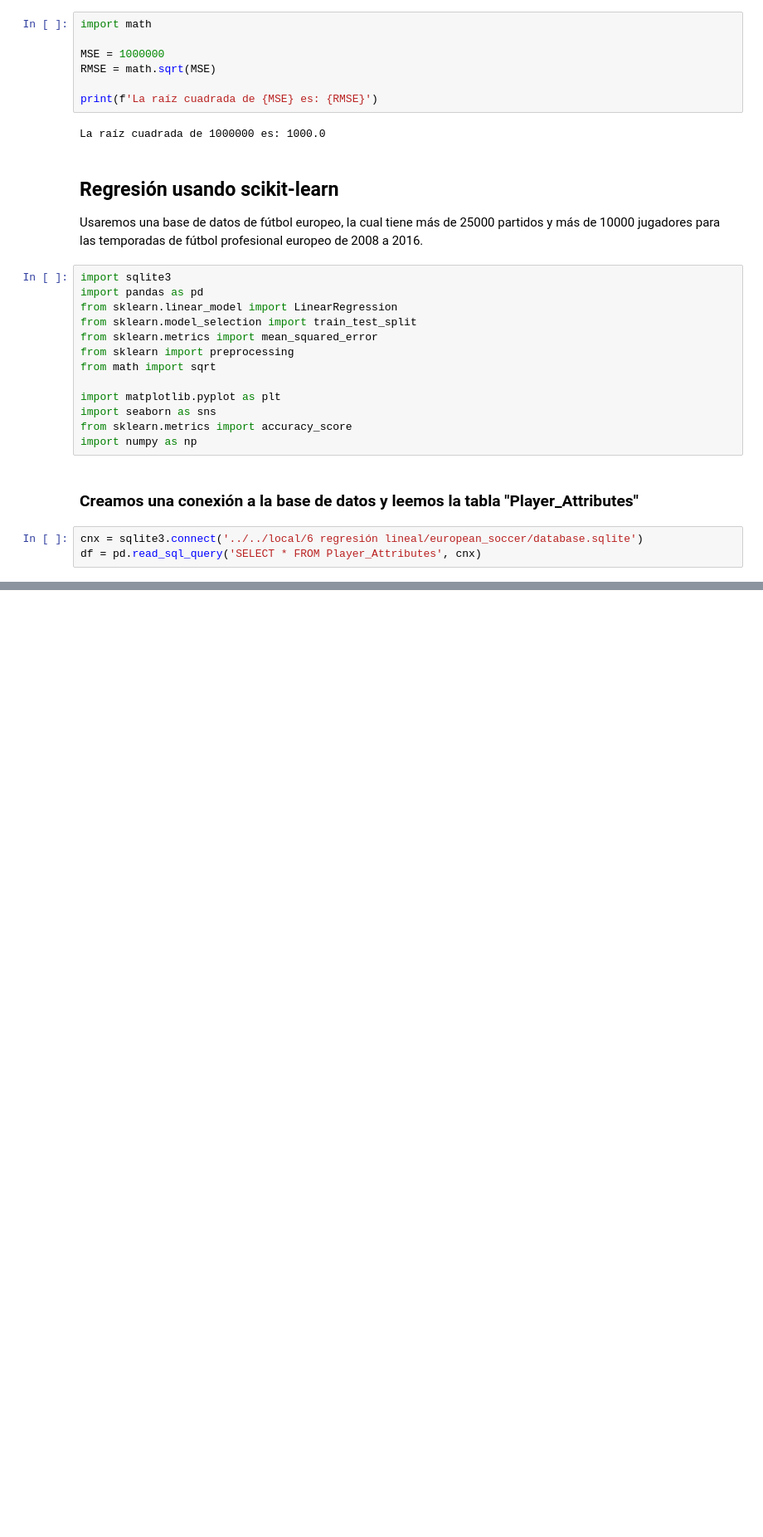
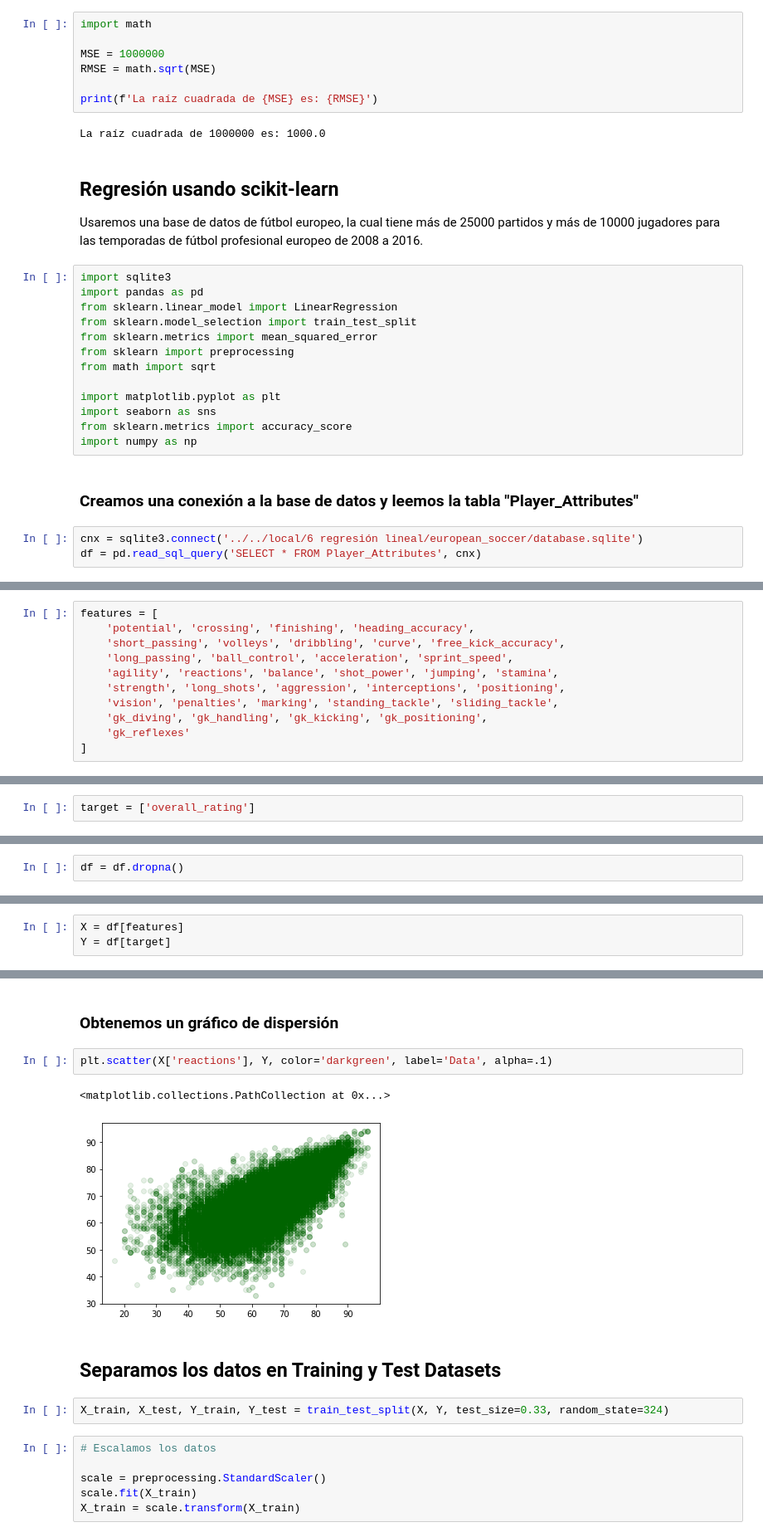
Before and after one commit to JavDomGom/machine-learning-y-redes-neuronales, a Jupyter notebook: Machine_Learning/aprendizaje_supervisado/Regresion_lineal.ipynb, the cells around one changed output, grey strips where cells are left out. Shown at 83% size. Drawn from its saved outputs; the diff is of its cells as text; blank space fills up the shorter version.

```diff
--- a/Machine_Learning/aprendizaje_supervisado/Regresion_lineal.ipynb
+++ b/Machine_Learning/aprendizaje_supervisado/Regresion_lineal.ipynb
@@ -130,0 +161,11 @@ df = pd.read_sql_query('SELECT * FROM Player_Attributes', cnx)
+# %%
+features = [
+    'potential', 'crossing', 'finishing', 'heading_accuracy',
+    'short_passing', 'volleys', 'dribbling', 'curve', 'free_kick_accuracy',
+    'long_passing', 'ball_control', 'acceleration', 'sprint_speed',
+    'agility', 'reactions', 'balance', 'shot_power', 'jumping', 'stamina',
+    'strength', 'long_shots', 'aggression', 'interceptions', 'positioning',
+    'vision', 'penalties', 'marking', 'standing_tackle', 'sliding_tackle',
+    'gk_diving', 'gk_handling', 'gk_kicking', 'gk_positioning',
+    'gk_reflexes'
+]
@@ -130,0 +174,2 @@ df = pd.read_sql_query('SELECT * FROM Player_Attributes', cnx)
+# %%
+target = ['overall_rating']
@@ -130,0 +178,2 @@ df = pd.read_sql_query('SELECT * FROM Player_Attributes', cnx)
+# %%
+df = df.dropna()
@@ -130,0 +182,3 @@ df = pd.read_sql_query('SELECT * FROM Player_Attributes', cnx)
+# %%
+X = df[features]
+Y = df[target]
@@ -130,0 +226,17 @@ df = pd.read_sql_query('SELECT * FROM Player_Attributes', cnx)
+# %% [markdown]
+### Obtenemos un gráfico de dispersión
+# %%
+plt.scatter(X['reactions'], Y, color='darkgreen', label='Data', alpha=.1)
+# %% [output]
+<matplotlib.collections.PathCollection at 0x...>
+[figure, added]
+# %% [markdown]
+## Separamos los datos en Training y Test Datasets
+# %%
+X_train, X_test, Y_train, Y_test = train_test_split(X, Y, test_size=0.33, random_state=324)
+# %%
+# Escalamos los datos
+
+scale = preprocessing.StandardScaler()
+scale.fit(X_train)
+X_train = scale.transform(X_train)
```
Also changed, not shown: parts of 21 cells of this notebook.
